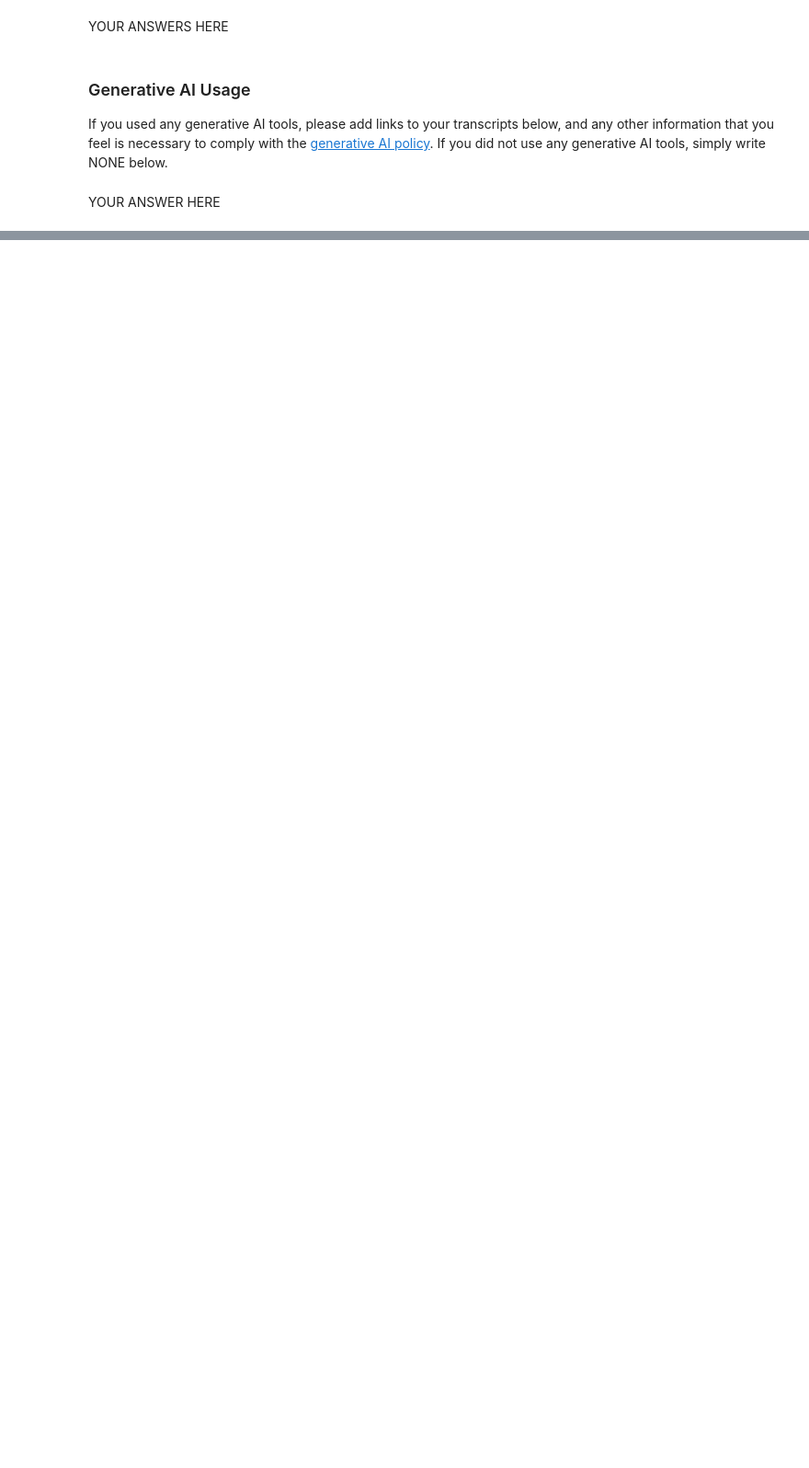
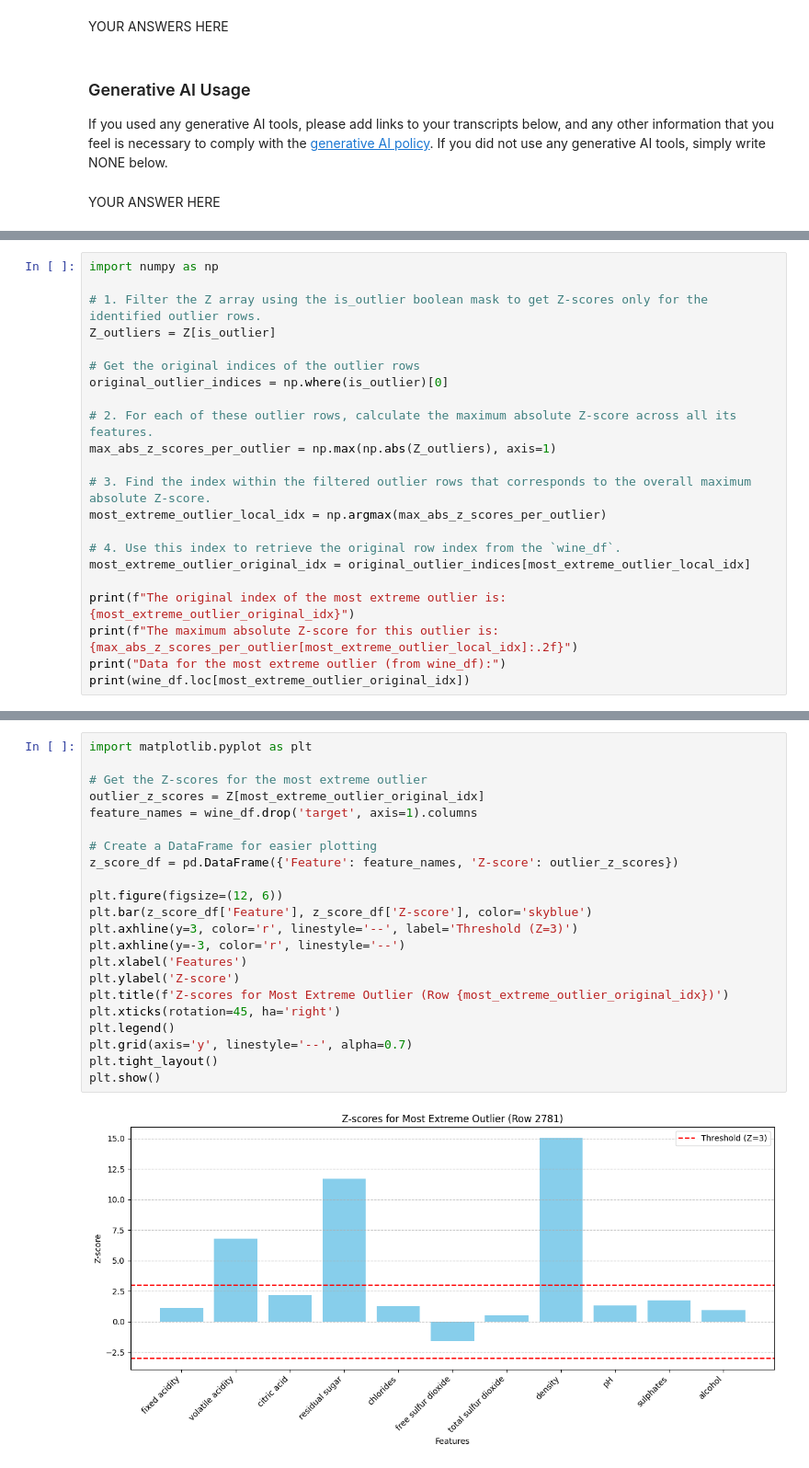
Before and after one commit to salil82/dx601-final-project, a Jupyter notebook: project.ipynb, the cells around one changed output, grey strips where cells are left out. Shown at 92% size. Cells and saved outputs as stored; diff of their text form; blank space fills up the shorter version.

```diff
--- a/project.ipynb
+++ b/project.ipynb
@@ -454,0 +565,22 @@ YOUR ANSWER HERE
+# %%
+import numpy as np
+
+# 1. Filter the Z array using the is_outlier boolean mask to get Z-scores only for the identified outlier rows.
+Z_outliers = Z[is_outlier]
+
+# Get the original indices of the outlier rows
+original_outlier_indices = np.where(is_outlier)[0]
+
+# 2. For each of these outlier rows, calculate the maximum absolute Z-score across all its features.
+max_abs_z_scores_per_outlier = np.max(np.abs(Z_outliers), axis=1)
+
+# 3. Find the index within the filtered outlier rows that corresponds to the overall maximum absolute Z-score.
+most_extreme_outlier_local_idx = np.argmax(max_abs_z_scores_per_outlier)
+
+# 4. Use this index to retrieve the original row index from the `wine_df`.
+most_extreme_outlier_original_idx = original_outlier_indices[most_extreme_outlier_local_idx]
+
+print(f"The original index of the most extreme outlier is: {most_extreme_outlier_original_idx}")
+print(f"The maximum absolute Z-score for this outlier is: {max_abs_z_scores_per_outlier[most_extreme_outlier_local_idx]:.2f}")
+print("Data for the most extreme outlier (from wine_df):")
+print(wine_df.loc[most_extreme_outlier_original_idx])
@@ -454,0 +607,24 @@ YOUR ANSWER HERE
+# %%
+import matplotlib.pyplot as plt
+
+# Get the Z-scores for the most extreme outlier
+outlier_z_scores = Z[most_extreme_outlier_original_idx]
+feature_names = wine_df.drop('target', axis=1).columns
+
+# Create a DataFrame for easier plotting
+z_score_df = pd.DataFrame({'Feature': feature_names, 'Z-score': outlier_z_scores})
+
+plt.figure(figsize=(12, 6))
+plt.bar(z_score_df['Feature'], z_score_df['Z-score'], color='skyblue')
+plt.axhline(y=3, color='r', linestyle='--', label='Threshold (Z=3)')
+plt.axhline(y=-3, color='r', linestyle='--')
+plt.xlabel('Features')
+plt.ylabel('Z-score')
+plt.title(f'Z-scores for Most Extreme Outlier (Row {most_extreme_outlier_original_idx})')
+plt.xticks(rotation=45, ha='right')
+plt.legend()
+plt.grid(axis='y', linestyle='--', alpha=0.7)
+plt.tight_layout()
+plt.show()
+# %% [output]
+[figure, added]
```
Also changed, not shown: parts of 21 cells of this notebook.
